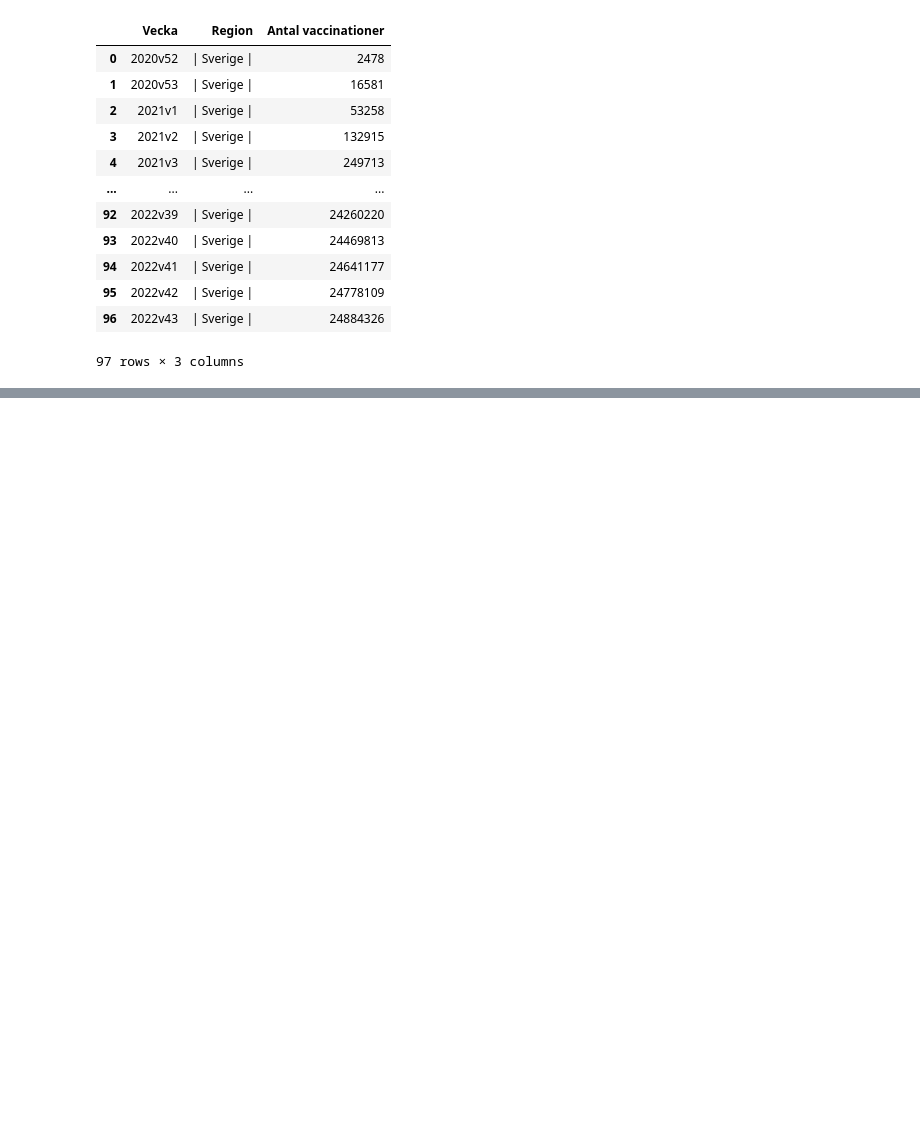
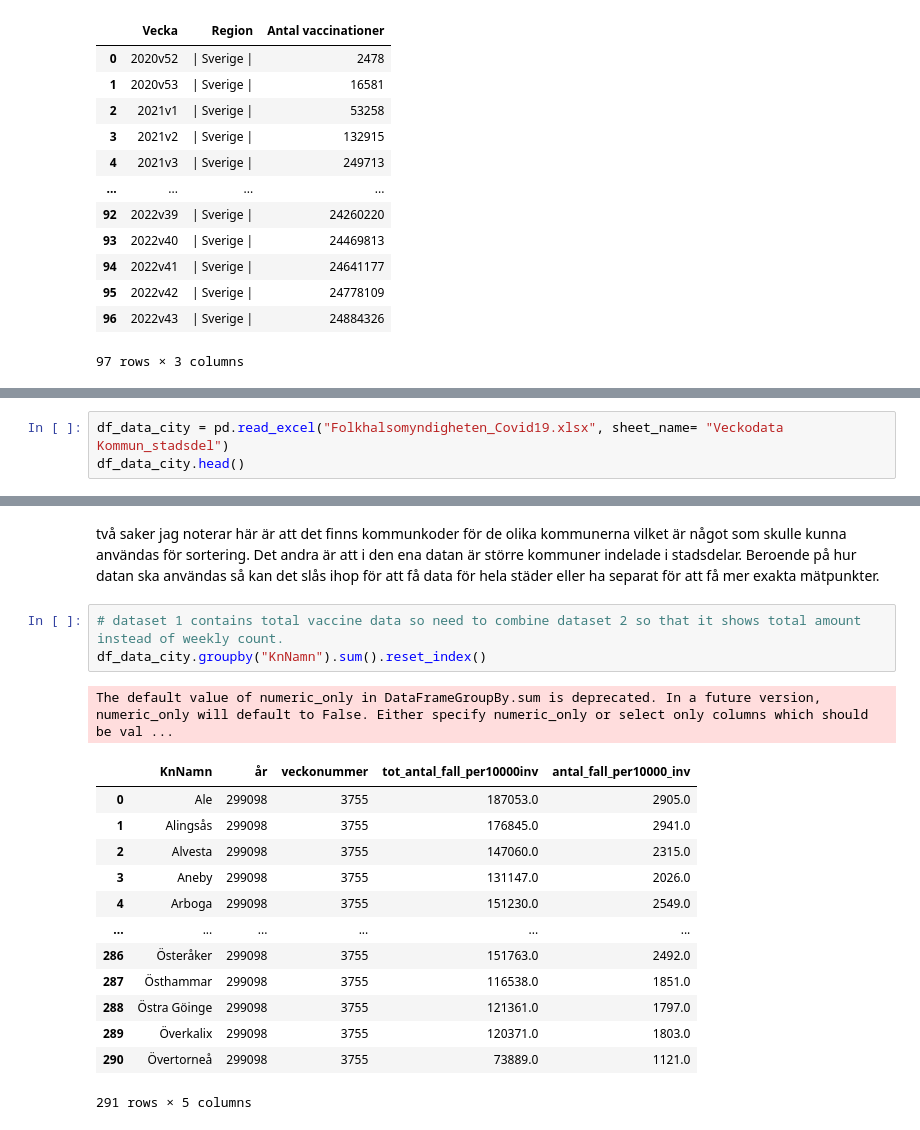
Before and after one commit to Razjoh/Databehandling-Rasmus-Johansson, a Jupyter notebook: Labb/Uppgift3.ipynb, the cells around one changed output, grey strips where cells are left out. Drawn from its saved outputs; the diff is of its cells as text; blank space fills up the shorter version.

```diff
--- a/Labb/Uppgift3.ipynb
+++ b/Labb/Uppgift3.ipynb
@@ -112,0 +190,3 @@ df_cases_country
+# %%
+df_data_city = pd.read_excel("Folkhalsomyndigheten_Covid19.xlsx", sheet_name= "Veckodata Kommun_stadsdel")
+df_data_city.head()
@@ -112,0 +212,20 @@ df_cases_country
+# %% [markdown]
+två saker jag noterar här är att det finns kommunkoder för de olika kommunerna vilket är något som skulle kunna användas för sortering. Det andra är att i den ena datan är större kommuner indelade i stadsdelar. Beroende på hur datan ska användas så kan det slås ihop för att få data för hela städer eller ha separat för att få mer exakta mätpunkter.
+# %%
+# dataset 1 contains total vaccine data so need to combine dataset 2 so that it shows total amount instead of weekly count.
+df_data_city.groupby("KnNamn").sum().reset_index()
+# %% [output]
+The default value of numeric_only in DataFrameGroupBy.sum is deprecated. In a future version, numeric_only will default to False. Either specify numeric_only or select only columns which should be val ...
+|  | KnNamn | år | veckonummer | tot_antal_fall_per10000inv | antal_fall_per10000_inv |
+| 0 | Ale | 299098 | 3755 | 187053.0 | 2905.0 |
+| 1 | Alingsås | 299098 | 3755 | 176845.0 | 2941.0 |
+| 2 | Alvesta | 299098 | 3755 | 147060.0 | 2315.0 |
+| 3 | Aneby | 299098 | 3755 | 131147.0 | 2026.0 |
+| 4 | Arboga | 299098 | 3755 | 151230.0 | 2549.0 |
+| ... | ... | ... | ... | ... | ... |
+| 286 | Österåker | 299098 | 3755 | 151763.0 | 2492.0 |
+| 287 | Östhammar | 299098 | 3755 | 116538.0 | 1851.0 |
+| 288 | Östra Göinge | 299098 | 3755 | 121361.0 | 1797.0 |
+| 289 | Överkalix | 299098 | 3755 | 120371.0 | 1803.0 |
+| 290 | Övertorneå | 299098 | 3755 | 73889.0 | 1121.0 |
+291 rows × 5 columns
```
Also changed, not shown: parts of 10 cells of this notebook.
